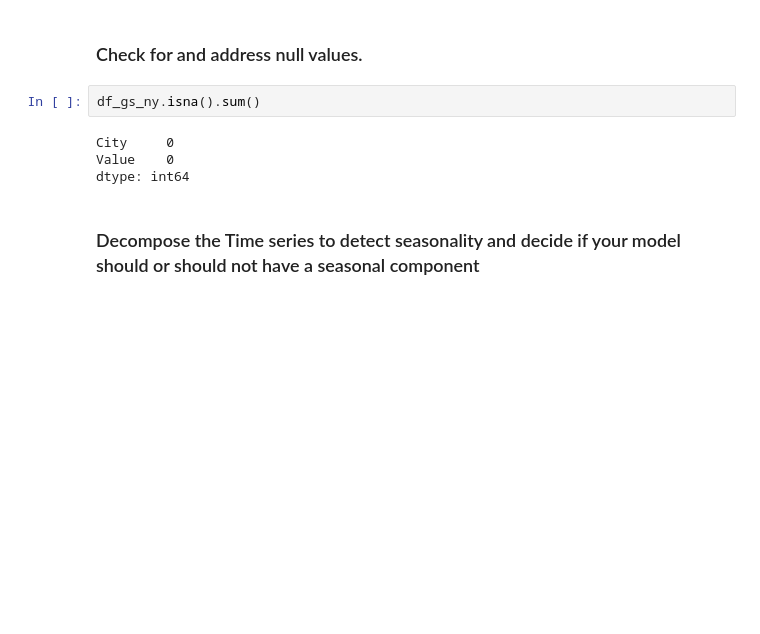
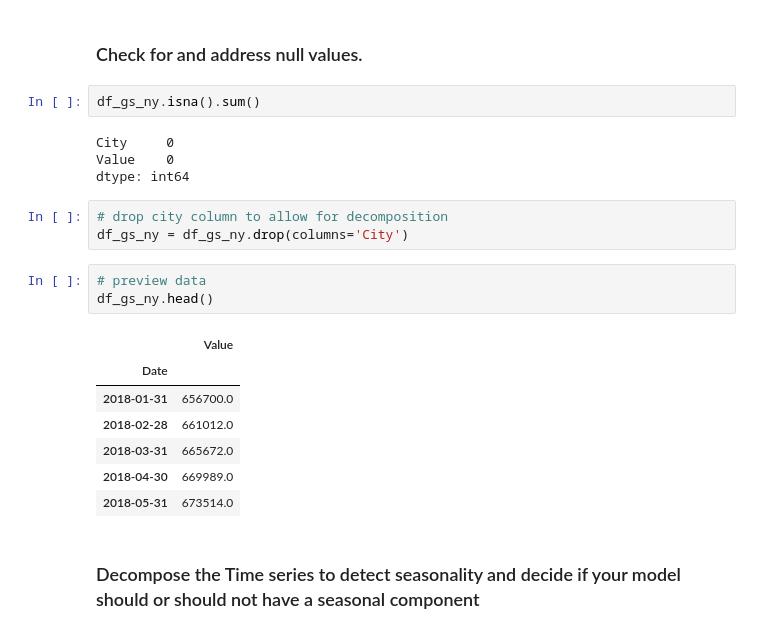
Before and after one commit to EhLeeOod/time-series, a Jupyter notebook: core-wide-form-time-data.ipynb, the cells around one changed output. Drawn from its saved outputs; the diff is of its cells as text; blank space fills up the shorter version.

```diff
--- a/core-wide-form-time-data.ipynb
+++ b/core-wide-form-time-data.ipynb
@@ -374,5 +374,19 @@ df_gs_ny.isna().sum()
 City     0
 Value    0
 dtype: int64
+# %%
+# drop city column to allow for decomposition
+df_gs_ny = df_gs_ny.drop(columns='City')
+# %%
+# preview data
+df_gs_ny.head()
+# %% [output]
+|  | Value |
+| Date |  |
+| 2018-01-31 | 656700.0 |
+| 2018-02-28 | 661012.0 |
+| 2018-03-31 | 665672.0 |
+| 2018-04-30 | 669989.0 |
+| 2018-05-31 | 673514.0 |
 # %% [markdown]
 ### Decompose the Time series to detect seasonality and decide if your model should or should not have a seasonal component
```
Also changed, not shown: parts of 8 cells of this notebook.
